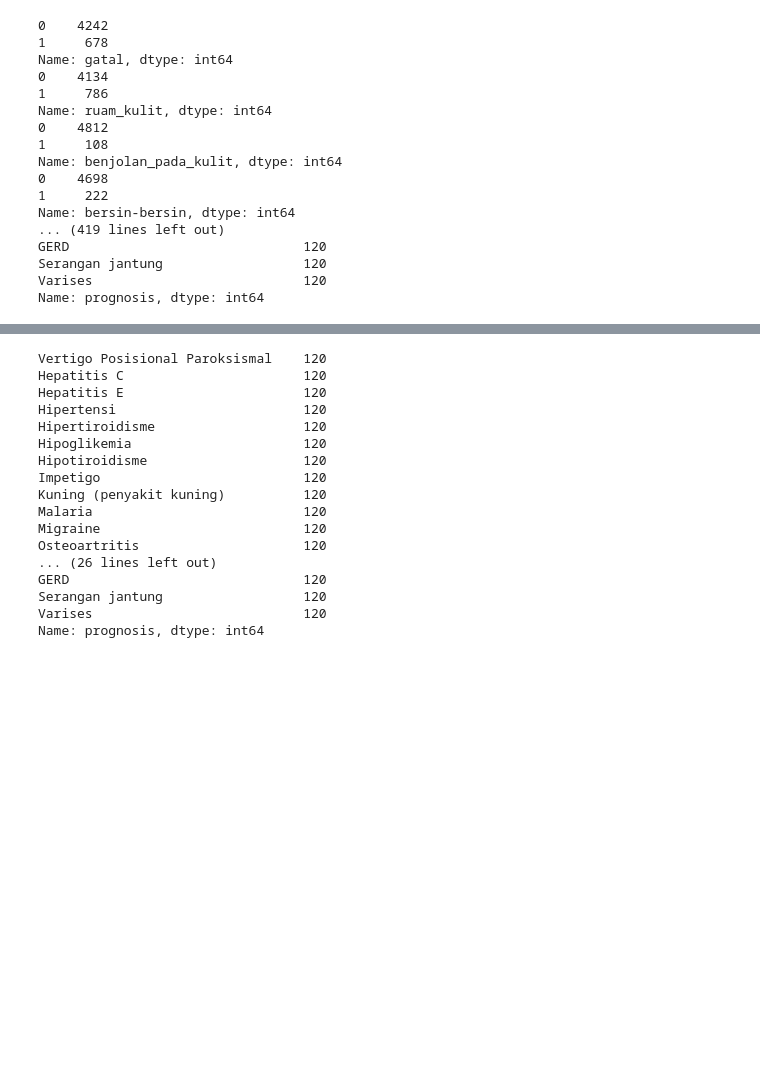
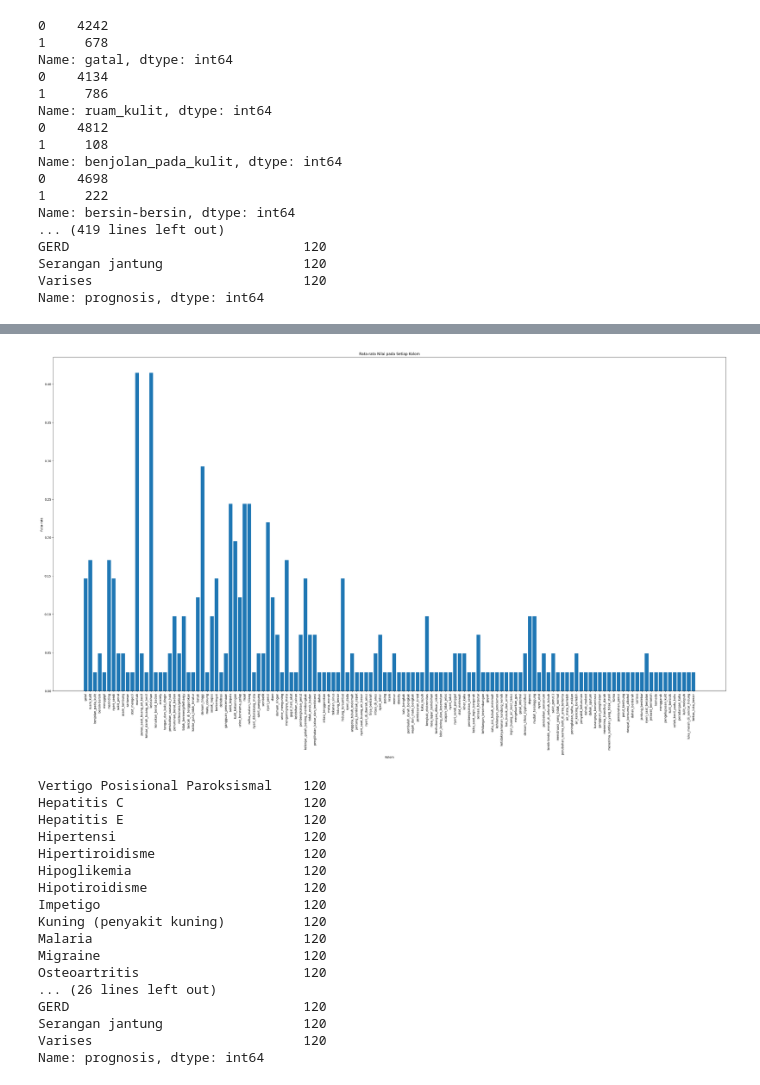
Before and after one commit to jumli-gazali/diagnese, a Jupyter notebook: Diagnese.ipynb, the cells around one changed output, grey strips where cells are left out. Saved outputs shown, nothing was run; the diff lists cells and outputs as text; code cells hidden in the pictures; blank space fills up the shorter version.

```diff
--- a/Diagnese.ipynb
+++ b/Diagnese.ipynb
@@ -128,3 +215,19 @@ plt.show()
+# %%
+import matplotlib.pyplot as plt
+
+# Menghitung rata-rata setiap kolom
+mean_values = test_df.mean()
+
+# Membuat gambar
+plt.figure(figsize=(40, 20))
+plt.bar(mean_values.index, mean_values.values)
+plt.title("Rata-rata Nilai pada Setiap Kolom")
+plt.xlabel("Kolom")
+plt.ylabel("Rata-rata")
+plt.xticks(rotation=90)  # Rotasi label sumbu x agar tidak tumpang tindih
+plt.show()
+# %% [output]
+[figure, added]
 # %%
 df['prognosis'].value_counts()
 # %% [output]
```
Also changed, not shown: parts of 75 cells of this notebook.
